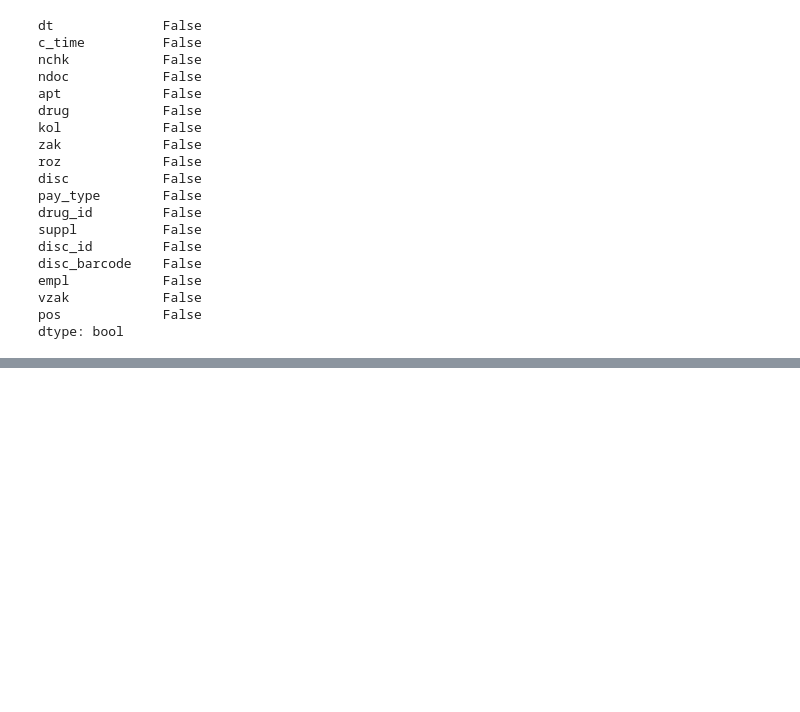
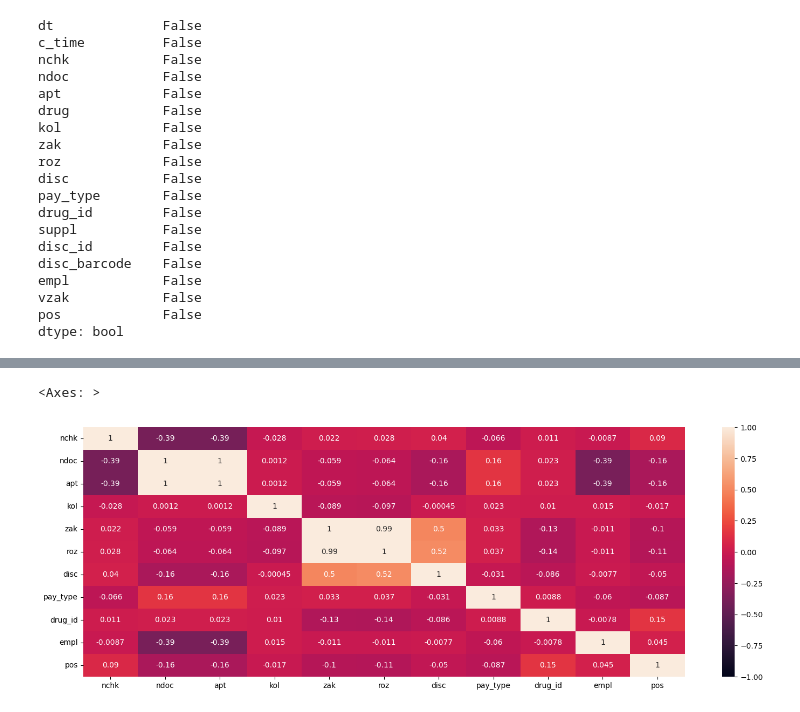
Before and after one commit to norriddx/pharmacy-analysis, a Jupyter notebook: eda.ipynb, the cells around one changed output, grey strips where cells are left out. Drawn from its saved outputs; the diff is of its cells as text; code cells hidden in the pictures; blank space fills up the shorter version.

```diff
--- a/eda.ipynb
+++ b/eda.ipynb
@@ -148,0 +233,9 @@ dtype: bool
+# %%
+# correlation matrix of data
+
+numeric_df = df.select_dtypes(include=['float64', 'int64'])
+plt.figure(figsize=(18,6))
+sns.heatmap(numeric_df.corr(), vmax=1, vmin=-1, annot=True)
+# %% [output]
+<Axes: >
+[figure, added]
```
Also changed, not shown: parts of 10 cells of this notebook.
